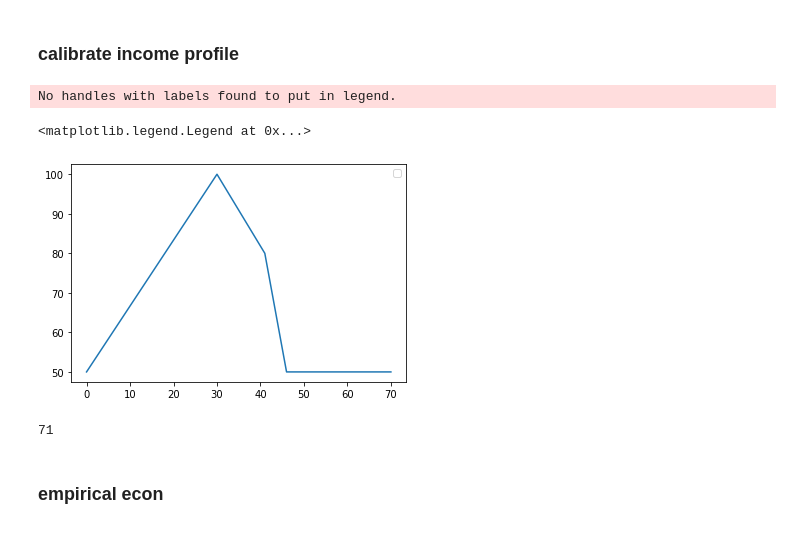
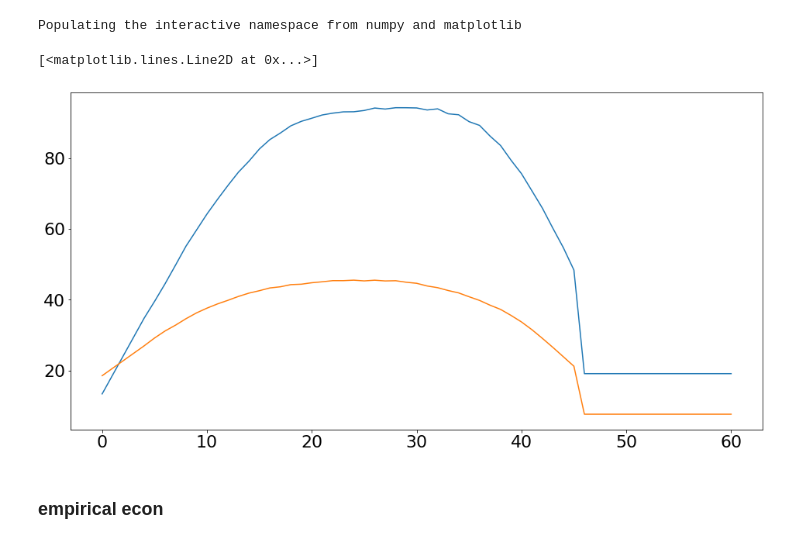
Before and after one commit to dongxulee/lifeCycleRefine, a Jupyter notebook: 20220930/constant/data.ipynb, the cells around one changed output. Drawn from its saved outputs; the diff is of its cells as text; code cells hidden in the pictures.

```diff
--- a/20220930/constant/data.ipynb
+++ b/20220930/constant/data.ipynb
@@ -7,18 +1,24 @@ Populating the interactive namespace from numpy and matplotlib
-# %% [markdown]
-### calibrate income profile
-# %%
-detEarning = np.load("detEarningHigh.npy")
-plt.plot(detEarning)
-plt.legend()
-# %% [output]
-No handles with labels found to put in legend.
-<matplotlib.legend.Legend at 0x...>
-[figure, removed]
-# %%
-Ps = np.load('prob.npy')
-Ps.size
-# %% [output]
-71
+# %%
+%pylab inline
+matplotlib.rcParams['figure.figsize'] = [16, 8]
+matplotlib.rcParams.update({'font.size': 22})
+import pandas as pd
+pd.options.display.float_format = "{:.2f}".format
+import numpy as np
+import warnings
+from tqdm import tqdm
+warnings.filterwarnings("ignore")
+# %% [output]
+Populating the interactive namespace from numpy and matplotlib
+# %%
+# income part
+highIncome = np.load("highIncomeDetermined.npy")
+lowIncome = np.load("lowIncomeDetermined.npy")
+plt.plot(highIncome)
+plt.plot(lowIncome)
+# %% [output]
+[<matplotlib.lines.Line2D at 0x...>]
+[figure, added]
 # %% [markdown]
 ### empirical econ
 # %%
```
Also changed, not shown: parts of 5 cells of this notebook, 4 other files.
